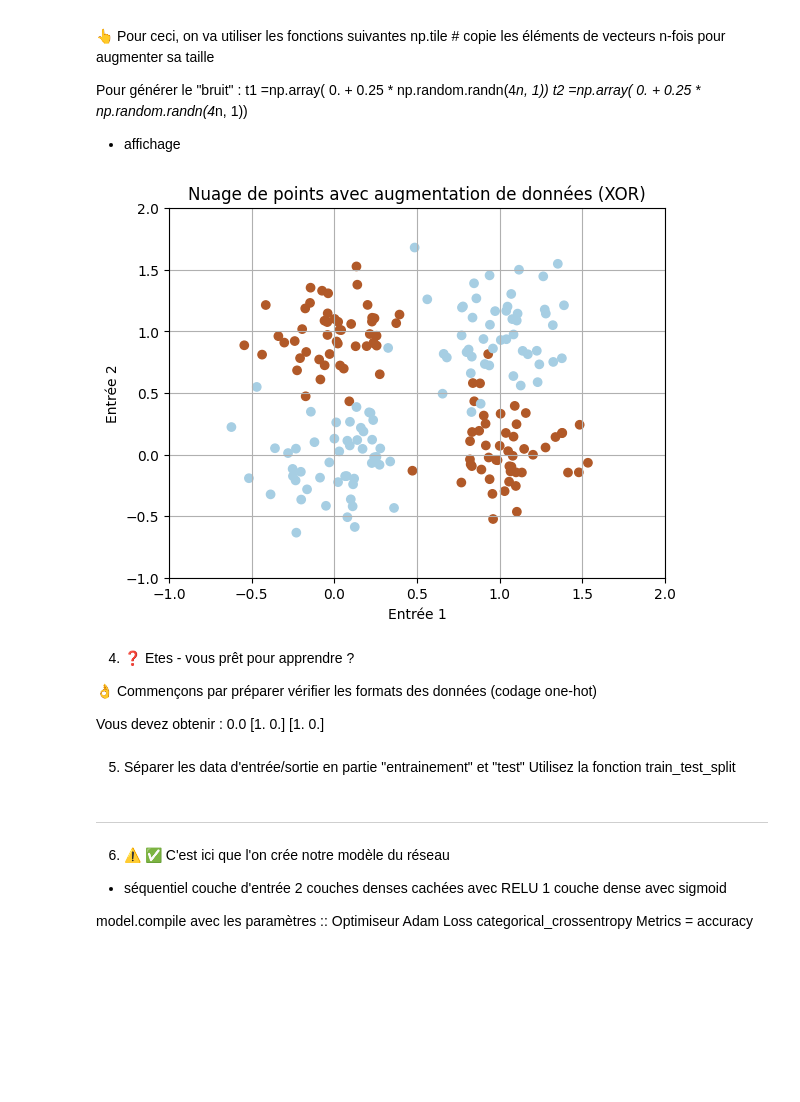
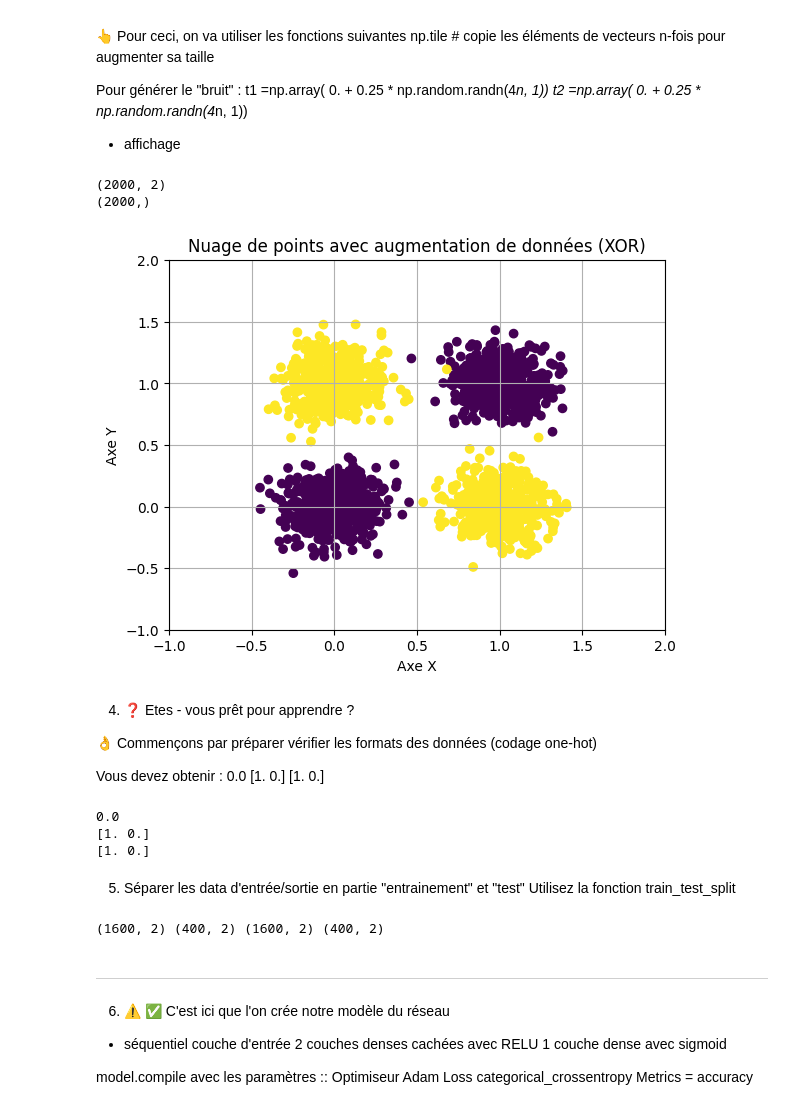
Before and after one commit to HeddarM/hello_world, a Jupyter notebook: train_XOR.ipynb, the cells around one changed output. Drawn from its saved outputs; the diff is of its cells as text; code cells hidden in the pictures; blank space fills up the shorter version.

```diff
--- a/train_XOR.ipynb
+++ b/train_XOR.ipynb
@@ -82,33 +83,38 @@ t2 =np.array( 0. + 0.25 * np.random.randn(4*n, 1))
 
  + affichage
 # %%
-n = 50 # on va commencer avec un petit nombre, puis faire un test avec plus grand.
+n = 500 # on va commencer avec un petit nombre, puis faire un test avec plus grand.
 
-# Données de base (X et Y comme dans les étapes précédentes)
 X = np.array([[0., 0.],
               [0., 1.],
               [1., 0.],
-              [1., 1.]], dtype=np.float32)
-Y = np.array([0., 1., 1., 0.], dtype=np.float32)
+              [1., 1.]], dtype=np.float32) # entrées sont flottant
+Y = np.array([0., 1., 1., 0.], dtype=np.float32) # façon simple de faire un XOR
 
 # Répéter les données n fois
-X_big = np.tile(X, (n, 1))
-Y_big = np.tile(Y, n)
+Xr = np.tile(X, (n, 1))
+Yr = np.multiply(Xr[:,0] != Xr[:,1],1.0)
+
+print (Xr.shape)
+print (Yr.shape)
 
 # Ajouter du bruit (bruit gaussien autour des points initiaux)
-bruit = 0.25 * np.random.randn(4 * n, 2)
-X_noisy = X_big + bruit
+t1 =np.array (0.15 * np.random.randn(4 * n, 1))
+t2 =np.array (0.15 * np.random.randn(4 * n, 1))
+X_noisy = Xr + np.hstack([t1,t2])
 
 # Affichage
-plt.scatter(X_noisy[:, 0], X_noisy[:, 1], c=Y_big, cmap=plt.cm.Paired)
+plt.scatter(X_noisy[:, 0], X_noisy[:, 1], c=Yr)
 plt.axis([-1, 2, -1, 2])
 plt.title("Nuage de points avec augmentation de données (XOR)")
 plt.xlabel("Axe X")
 plt.ylabel("Axe Y")
 plt.grid(True)
 plt.show()
 # %% [output]
+(2000, 2)
+(2000,)
-[figure, old version]
+[figure, new version]
 # %% [markdown]
 4) ❓
 Etes - vous prêt pour apprendre ?
@@ -123,20 +129,31 @@ Vous devez obtenir :
 # on fait import de la librairie KERAS from tensorflow qui nous permettra de coder le réseau et manipuler les données d'apprentissage
 # on doit convertir la sortie en format attendu pas l'apprentissage (one-hot)
 from tensorflow import keras
+
 d = keras.utils.to_categorical(Y,num_classes=2)
 ds = keras.utils.to_categorical(Yr, num_classes=2)
 print (Yr[0])
 print (d[0])
 print (ds[0])
+# %% [output]
+0.0
+[1. 0.]
+[1. 0.]
 # %% [markdown]
 5) Séparer les data d'entrée/sortie en partie "entrainement" et "test"
 Utilisez la fonction train_test_split
 # %%
 from sklearn.model_selection import train_test_split #sklearn est une librairie très utiles - gardez-la en mémoire
+from keras.utils import to_categorical
 
-... votre code ...
+X_train, X_test, y_train, y_test = train_test_split(X_noisy, ds, test_size=0.2)
+
+y_train_one_hot = to_categorical(y_train)
+y_test_one_hot = to_categorical(y_test)
 
 print(X_train.shape, X_test.shape, y_train.shape, y_test.shape)
+# %% [output]
+(1600, 2) (400, 2) (1600, 2) (400, 2)
 # %% [markdown]
 ______________________________________________________________
 6) ⚠ ✅
```
Also changed, not shown: parts of 8 cells of this notebook.
